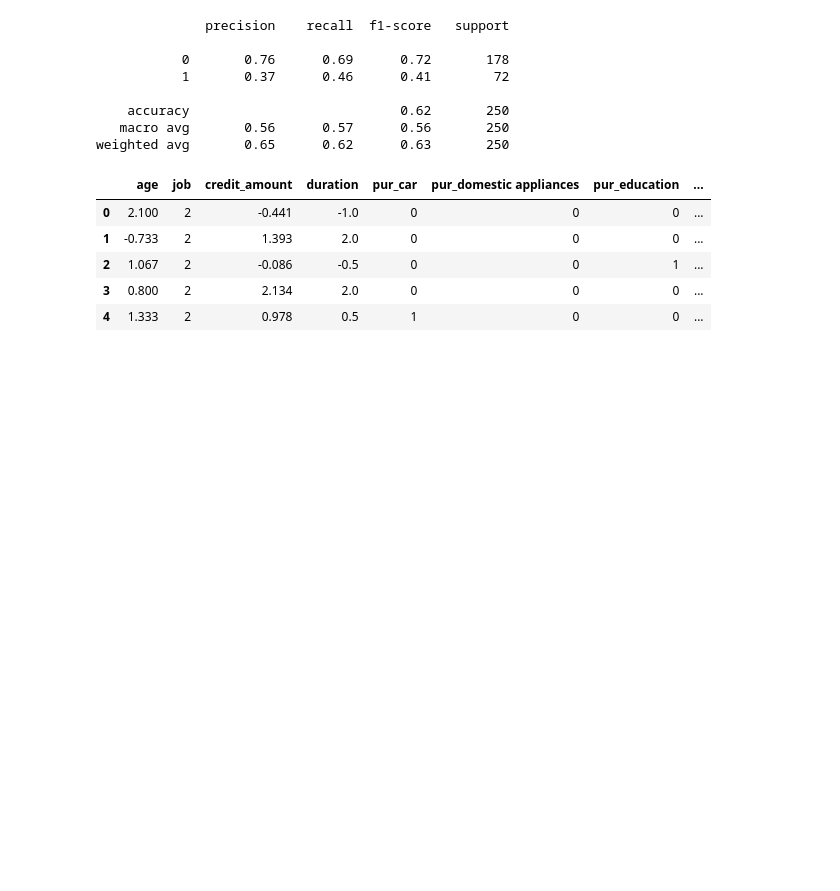
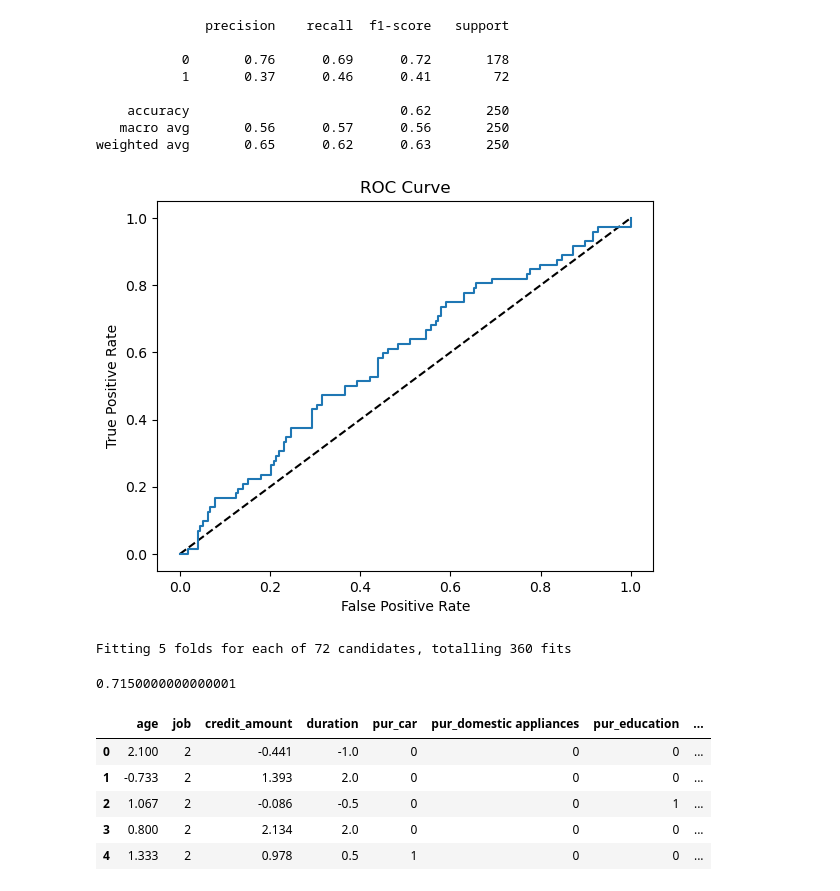
Before and after one commit to TelRich/Credit-Risk-Model, a Jupyter notebook: risk_model.ipynb, the cells around one changed output. Saved outputs shown, nothing was run; the diff lists cells and outputs as text; code cells hidden in the pictures; blank space fills up the shorter version.

```diff
--- a/risk_model.ipynb
+++ b/risk_model.ipynb
@@ -661,3 +676,36 @@ y+
+# %%
+#Predicting proba
+y_pred_prob = model2.predict_proba(X_test)[:,1]
+
+# Generate ROC curve values: fpr, tpr, thresholds
+fpr, tpr, thresholds = roc_curve(y_test, y_pred_prob)
+
+# Plot ROC curve
+plt.plot([0, 1], [0, 1], 'k--')
+plt.plot(fpr, tpr)
+plt.xlabel('False Positive Rate')
+plt.ylabel('True Positive Rate')
+plt.title('ROC Curve')
+plt.show()
+# %% [output]
+[figure, added]
+# %%
+xgb = XGBClassifier(random_state = 12345)
+
+xgb_params = {
+    "learning_rate": [0.01, 0.1, 0.2, 1],
+    # "min_samples_split": np.linspace(0.1, 0.5, 10),
+    "max_depth":[3,5,8],
+    "subsample":[0.5, 0.9, 1.0],
+    "n_estimators": [100,1000]}
+
+xgb_cv_model  = GridSearchCV(xgb,xgb_params, cv = 5, n_jobs = -1, verbose = 2).fit(X, y)    # i did cv=5 this is not enough and this is for faster estimate
+
+xgb_tuned = XGBClassifier(**xgb_cv_model.best_params_).fit(X,y)
+cross_val_score(xgb_tuned, X, y, cv = 10).mean()
+# %% [output]
+Fitting 5 folds for each of 72 candidates, totalling 360 fits
+0.7150000000000001
 # %%
 credit_c.head()
 # print(credit_c.shape)
```
Also changed, not shown: parts of 11 cells of this notebook, 1 other file.
